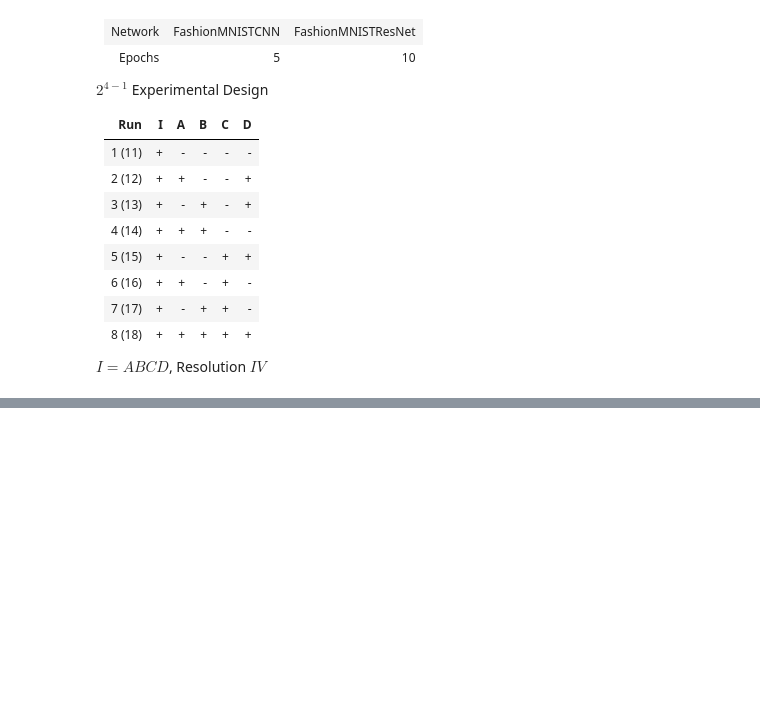
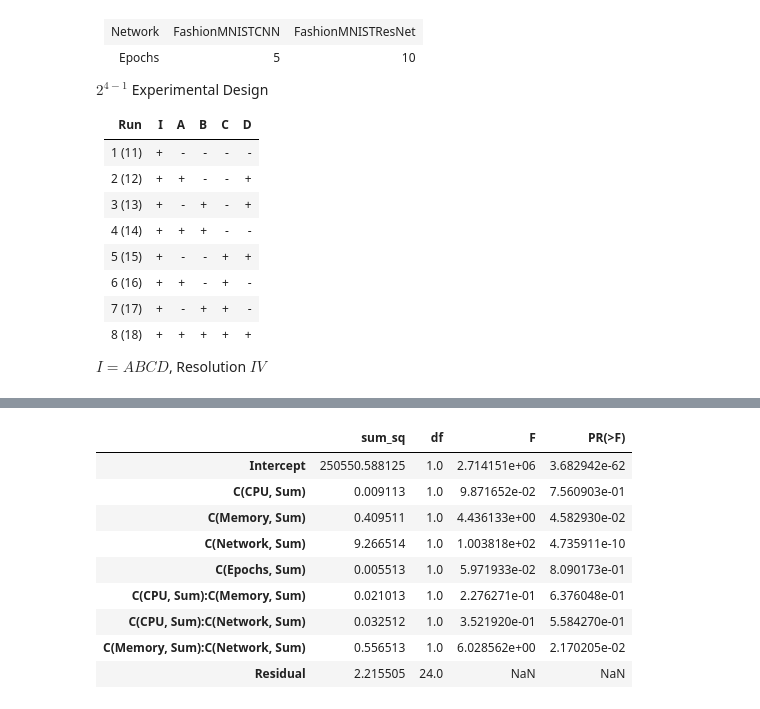
Before and after one commit to soizhiwen/fltk-testbed, a Jupyter notebook: qpecs/anova.ipynb, the cells around one changed output, grey strips where cells are left out. Saved outputs shown, nothing was run; the diff lists cells and outputs as text; code cells hidden in the pictures; blank space fills up the shorter version.

```diff
--- a/qpecs/anova.ipynb
+++ b/qpecs/anova.ipynb
@@ -184,0 +256,14 @@ res
+# %%
+res = sm.stats.anova_lm(model, typ=3)
+res
+# %% [output]
+|  | sum_sq | df | F | PR(>F) |
+| Intercept | 250550.588125 | 1.0 | 2.714151e+06 | 3.682942e-62 |
+| C(CPU, Sum) | 0.009113 | 1.0 | 9.871652e-02 | 7.560903e-01 |
+| C(Memory, Sum) | 0.409511 | 1.0 | 4.436133e+00 | 4.582930e-02 |
+| C(Network, Sum) | 9.266514 | 1.0 | 1.003818e+02 | 4.735911e-10 |
+| C(Epochs, Sum) | 0.005513 | 1.0 | 5.971933e-02 | 8.090173e-01 |
+| C(CPU, Sum):C(Memory, Sum) | 0.021013 | 1.0 | 2.276271e-01 | 6.376048e-01 |
+| C(CPU, Sum):C(Network, Sum) | 0.032512 | 1.0 | 3.521920e-01 | 5.584270e-01 |
+| C(Memory, Sum):C(Network, Sum) | 0.556513 | 1.0 | 6.028562e+00 | 2.170205e-02 |
+| Residual | 2.215505 | 24.0 | NaN | NaN |
```
Also changed, not shown: parts of 47 cells of this notebook, 4 other files.
